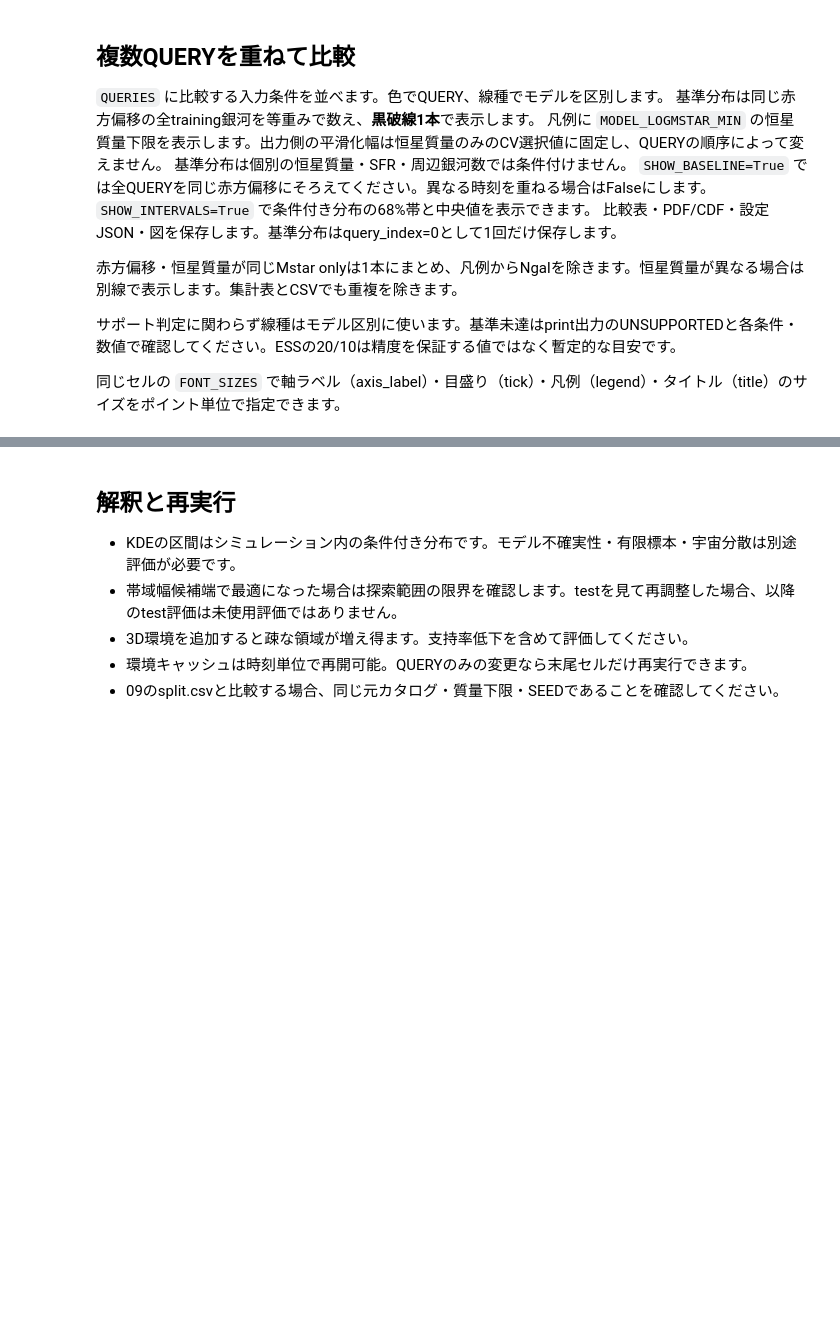
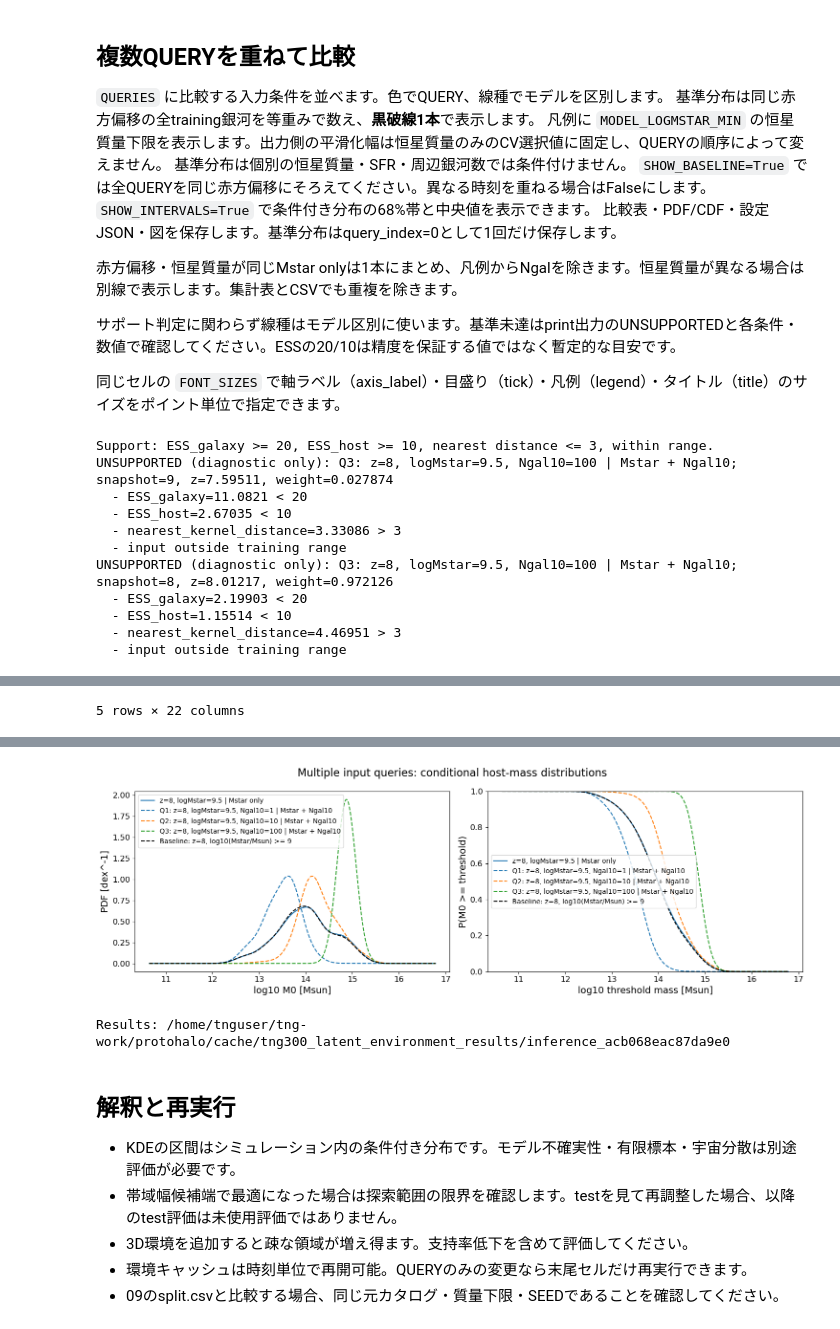
Before and after one commit to nakashima-K873/tng-work, a Jupyter notebook: protohalo/notebooks/10_tng300_latent_host_environment_posterior.ipynb, the cells around one changed output, grey strips where cells are left out. Saved outputs shown, nothing was run; the diff lists cells and outputs as text; code cells hidden in the pictures; blank space fills up the shorter version.

```diff
--- a/protohalo/notebooks/10_tng300_latent_host_environment_posterior.ipynb
+++ b/protohalo/notebooks/10_tng300_latent_host_environment_posterior.ipynb
@@ -923,8 +923,9 @@ plt.show()
 model = LatentHostModel(train, selected, MODEL_LOGMSTAR_MIN)
 # Add/remove dictionaries to compare any number of inputs; values here are examples.
 QUERIES = [
-    {'z': 8.0, 'logMstar': 9.5, 'ngal': 20},
-    {'z': 8.0, 'logMstar': 9.5, 'ngal': 50},
+    {'z': 8.0, 'logMstar': 9.5, 'ngal': 1},
+    {'z': 8.0, 'logMstar': 9.5, 'ngal': 10},
+    {'z': 8.0, 'logMstar': 9.5, 'ngal': 100},
 ]
 # Font sizes in points (applied only to this final figure).
 FONT_SIZES = dict(axis_label=14, tick=12, legend=10, title=16)
@@ -1043,3 +1044,15 @@ if support_rows:
 fig.savefig(RESULTS/f'queries_{batch_id}.png', dpi=160)
 plt.show()
 print('Results:', RESULTS.resolve())
+# %% [output]
+Support: ESS_galaxy >= 20, ESS_host >= 10, nearest distance <= 3, within range.
+UNSUPPORTED (diagnostic only): Q3: z=8, logMstar=9.5, Ngal10=100 | Mstar + Ngal10; snapshot=9, z=7.59511, weight=0.027874
+  - ESS_galaxy=11.0821 < 20
+  - ESS_host=2.67035 < 10
+  - nearest_kernel_distance=3.33086 > 3
+  - input outside training range
+UNSUPPORTED (diagnostic only): Q3: z=8, logMstar=9.5, Ngal10=100 | Mstar + Ngal10; snapshot=8, z=8.01217, weight=0.972126
+  - ESS_galaxy=2.19903 < 20
+  - ESS_host=1.15514 < 10
+  - nearest_kernel_distance=4.46951 > 3
+  - input outside training range
@@ -1045,0 +1065 @@ print('Results:', RESULTS.resolve())
+5 rows × 22 columns
@@ -1046,3 +1077,5 @@ print('Results:', RESULTS.resolve())
+[figure, added]
+Results: /home/tnguser/tng-work/protohalo/cache/tng300_latent_environment_results/inference_acb068eac87da9e0
 # %% [markdown]
 ## 解釈と再実行
 - KDEの区間はシミュレーション内の条件付き分布です。モデル不確実性・有限標本・宇宙分散は別途評価が必要です。
```
Also changed, not shown: parts of 1 cell of this notebook, 1 other file.
